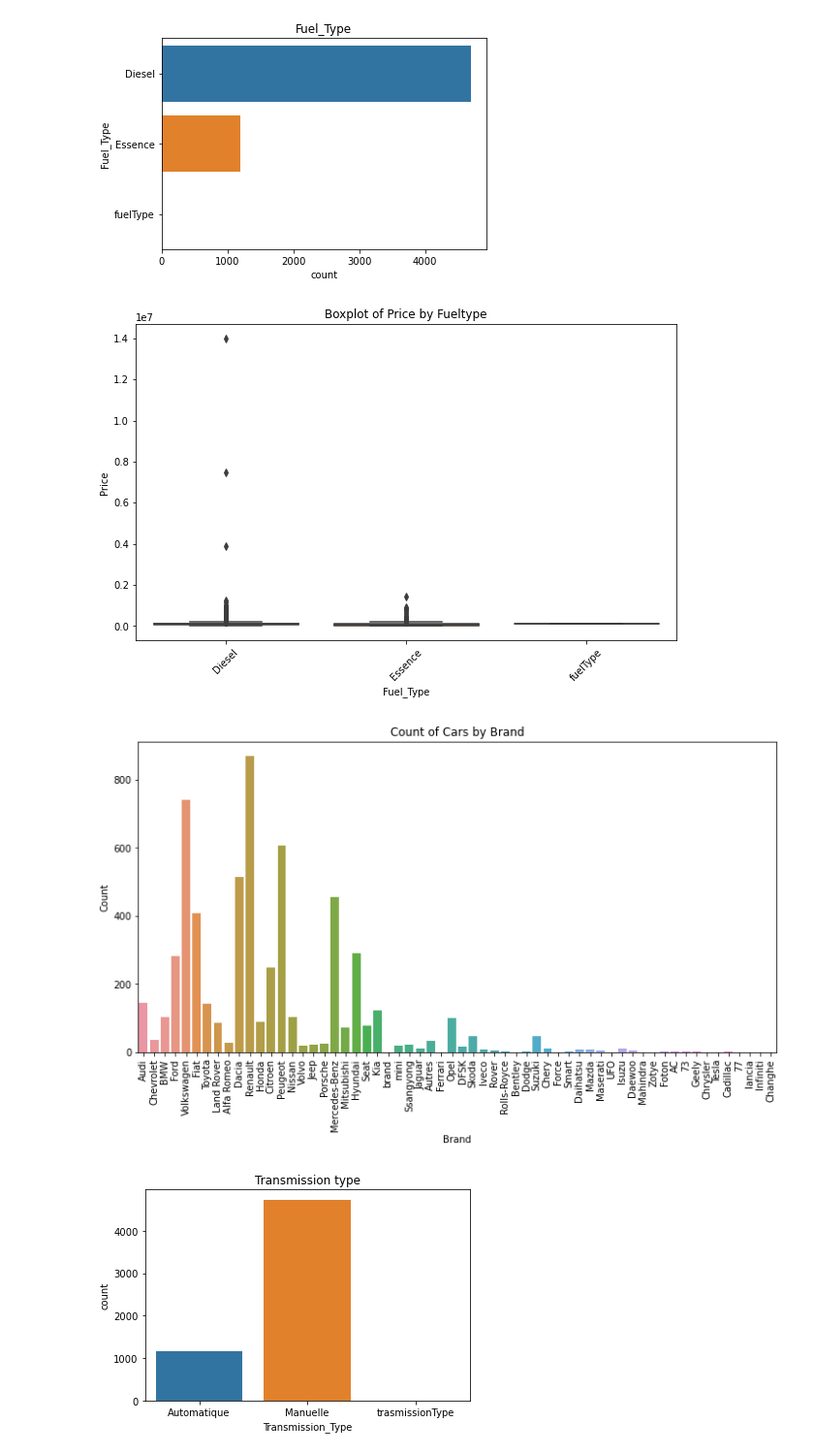
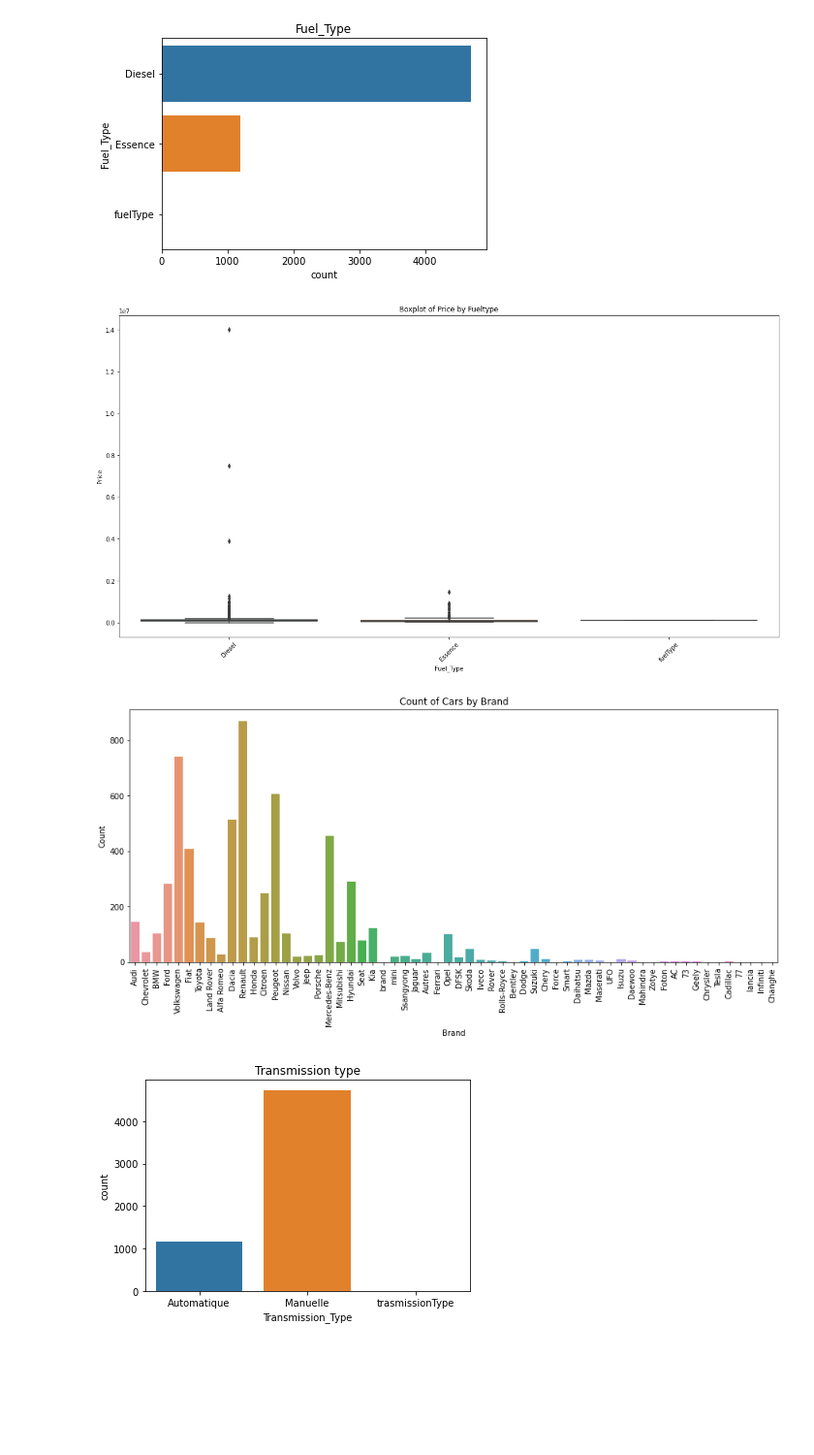
Before and after one commit to MehdiAliouan/Cars_PriceDataAnalysis, a Jupyter notebook: Cars Exploratory Data Analysis.ipynb, the cells around one changed output. Shown at 97% size. Saved outputs shown, nothing was run; the diff lists cells and outputs as text; code cells hidden in the pictures; blank space fills up the shorter version.

```diff
--- a/Cars Exploratory Data Analysis.ipynb
+++ b/Cars Exploratory Data Analysis.ipynb
@@ -275,18 +277,18 @@ plt.show()
 # %%
 # Boxplot for 'price' vs. 'Fueltype'
 
-plt.figure(figsize=(10, 6))
+plt.figure(figsize=(20, 10))
 sns.boxplot(data=cars, x='Fuel_Type', y='Price')
 plt.title('Boxplot of Price by Fueltype')
 plt.xlabel('Fuel_Type')
 plt.ylabel('Price')
 plt.xticks(rotation=45)
 plt.show()
 # %% [output]
-[figure, old version]
+[figure, new version]
 # %%
 # Distribution of cars brand
-plt.figure(figsize=(12, 6))
+plt.figure(figsize=(15, 6))
 sns.countplot(x='Brand', data=cars)
 plt.title('Count of Cars by Brand')
 plt.xlabel('Brand')
@@ -294,7 +296,7 @@ plt.ylabel('Count')
 plt.xticks(rotation=90)
 plt.show()
 # %% [output]
-[figure, old version]
+[figure, new version]
 # %%
 sns.countplot(x='Transmission_Type', data=cars)
 plt.title('Transmission type')
```
Also changed, not shown: parts of 4 cells of this notebook, 1 other file.
